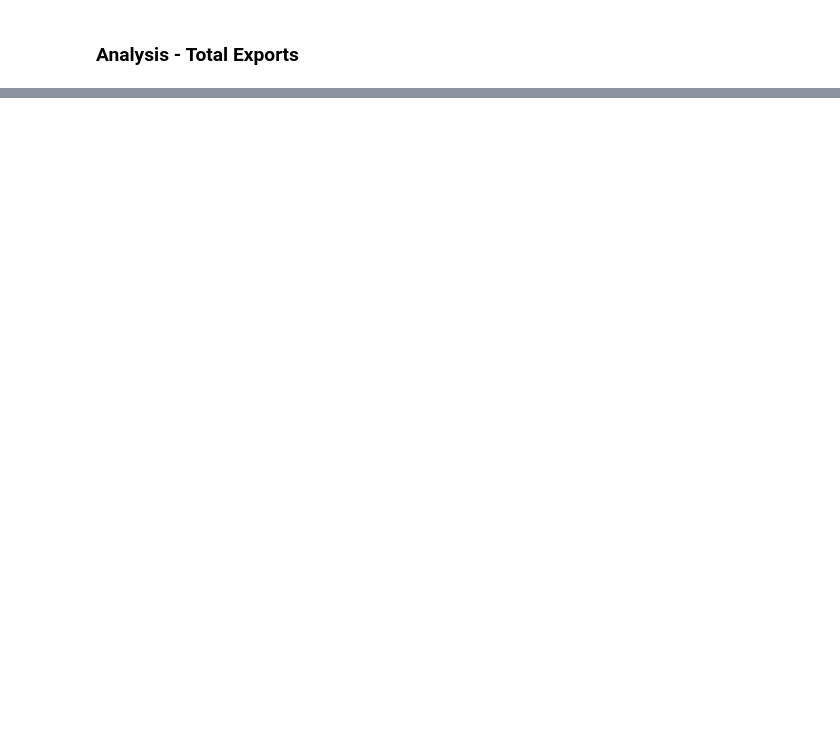
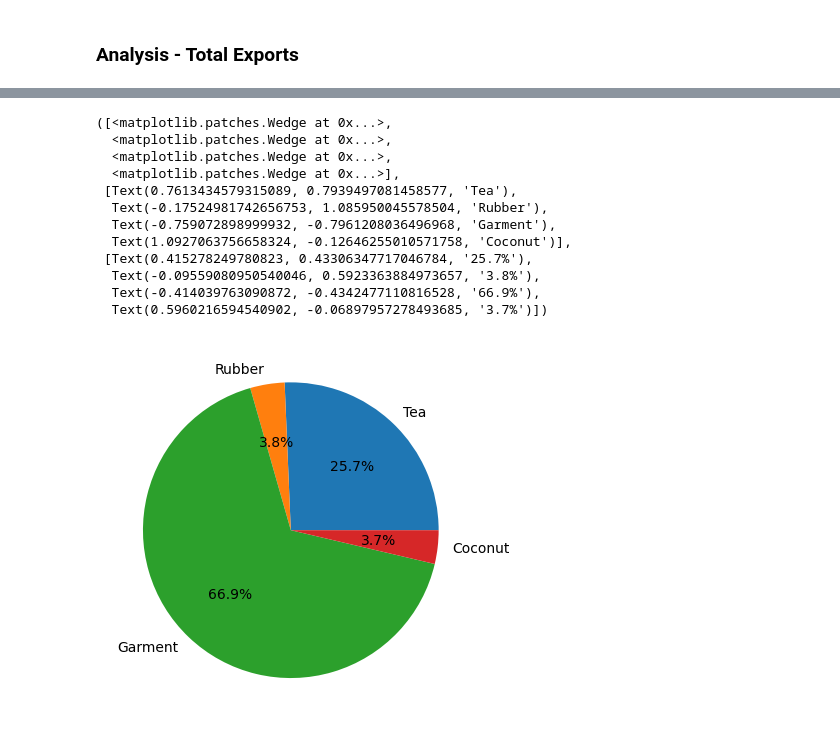
Before and after one commit to ChamikaGunarathna/Exports-Analysis, a Jupyter notebook: analyzis.ipynb, the cells around one changed output, grey strips where cells are left out. Drawn from its saved outputs; the diff is of its cells as text; code cells hidden in the pictures; blank space fills up the shorter version.

```diff
--- a/analyzis.ipynb
+++ b/analyzis.ipynb
@@ -77,0 +130,6 @@ total_exports
+# %%
+#Showing the percentages over the years
+total_exports_per = total_exports.copy()
+for year in years:
+    total_exports_per[year] = (total_exports[year]/total_exports[year].sum())*100
+total_exports_per
@@ -77,0 +143,26 @@ total_exports
+# %%
+#getting average exports
+totat_exports_stats= total_exports_per.transpose()
+stats = totat_exports_stats.describe()
+total_exports_per['Average'] = stats.mean()
+total_exports_per = total_exports_per.reset_index()
+
+labels = 'Tea', 'Rubber', 'Garment', 'Coconut'
+sizes = total_exports_per['Average']
+
+fig, ax = plt.subplots()
+ax.pie(sizes, labels=labels,autopct='%1.1f%%')
+# %% [output]
+([<matplotlib.patches.Wedge at 0x...>,
+  <matplotlib.patches.Wedge at 0x...>,
+  <matplotlib.patches.Wedge at 0x...>,
+  <matplotlib.patches.Wedge at 0x...>],
+ [Text(0.7613434579315089, 0.7939497081458577, 'Tea'),
+  Text(-0.17524981742656753, 1.085950045578504, 'Rubber'),
+  Text(-0.759072898999932, -0.7961208036496968, 'Garment'),
+  Text(1.0927063756658324, -0.12646255010571758, 'Coconut')],
+ [Text(0.415278249780823, 0.43306347717046784, '25.7%'),
+  Text(-0.09559080950540046, 0.5923363884973657, '3.8%'),
+  Text(-0.414039763090872, -0.4342477110816528, '66.9%'),
+  Text(0.5960216594540902, -0.06897957278493685, '3.7%')])
+[figure, added]
```
Also changed, not shown: parts of 20 cells of this notebook.
